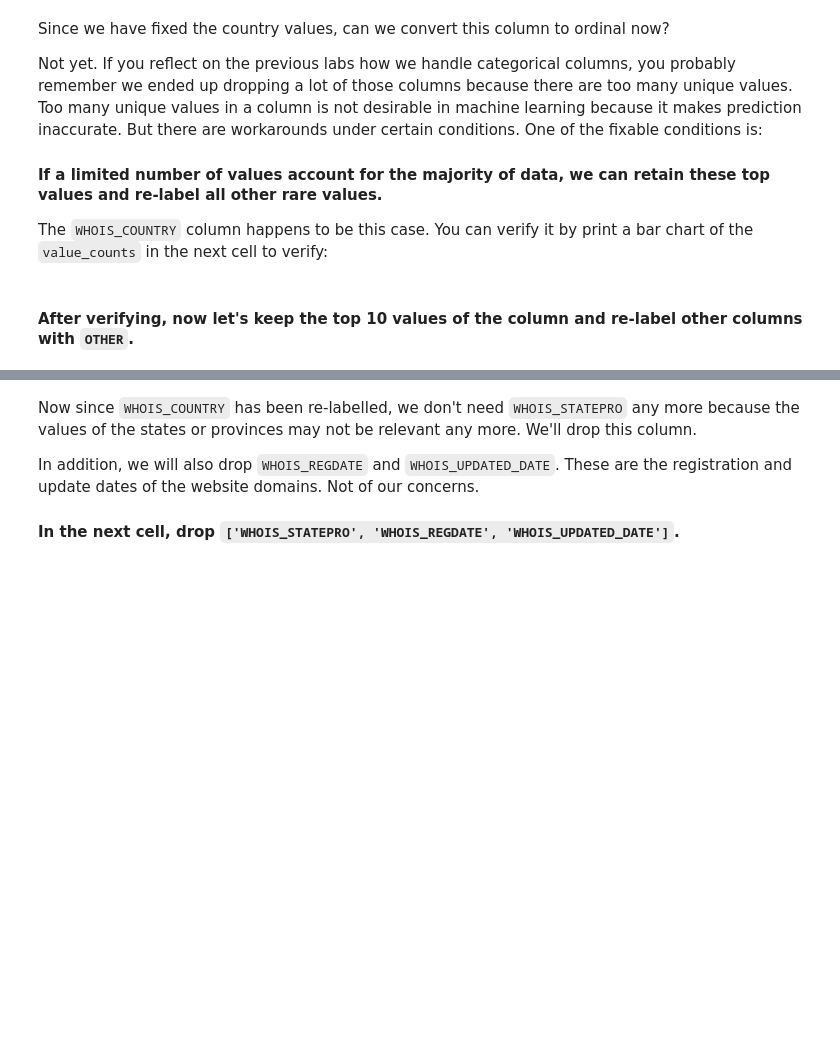
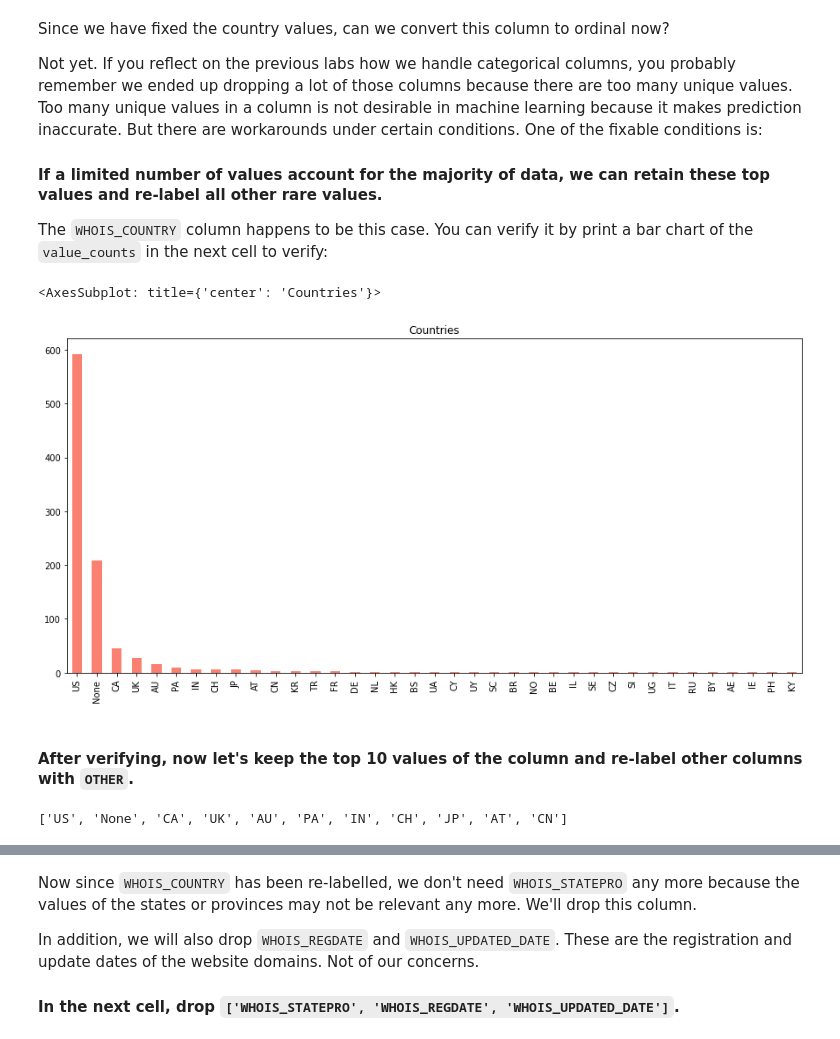
Before and after one commit to Ironhack-data-bcn-january-2023/lab-supervised-learning, a Jupyter notebook: your-code/main.ipynb, the cells around one changed output, grey strips where cells are left out. Drawn from its saved outputs; the diff is of its cells as text; code cells hidden in the pictures; blank space fills up the shorter version.

```diff
--- a/your-code/main.ipynb
+++ b/your-code/main.ipynb
@@ -38,0 +77,2 @@ Feel free to add additional cells for your explorations. Make sure to comment wh
+# %%
+websites.dropna(inplace=True)
@@ -116,3 +349,10 @@ How to handle string columns is always case by case. Let's start by working on `
+# %%
+websites['WHOIS_COUNTRY'].replace({"United Kingdom": "UK",
+                                   "[u'GB'; u'UK']":"UK",
+                                   "GB":"UK",
+                                   "us":"US",
+                                   "se":"SE",
+                                  "Cyprus":"CY"}, inplace=True)
 # %% [markdown]
 Since we have fixed the country values, can we convert this column to ordinal now?
 
@@ -126,2 +366,9 @@ The `WHOIS_COUNTRY` column happens to be this case. You can verify it by print a
+# %%
+countries = websites['WHOIS_COUNTRY'].value_counts()
+# %%
+countries.plot(x='countries', kind="bar", figsize=(15,7), color="salmon", title="Countries")
+# %% [output]
+<AxesSubplot: title={'center': 'Countries'}>
+[figure, added]
 # %% [markdown]
 #### After verifying, now let's keep the top 10 values of the column and re-label other columns with `OTHER`.
@@ -129,0 +375,5 @@ The `WHOIS_COUNTRY` column happens to be this case. You can verify it by print a
+# %%
+top10 = list(countries.keys())[:11]
+top10
+# %% [output]
+['US', 'None', 'CA', 'UK', 'AU', 'PA', 'IN', 'CH', 'JP', 'AT', 'CN']
```
Also changed, not shown: parts of 90 cells of this notebook.
